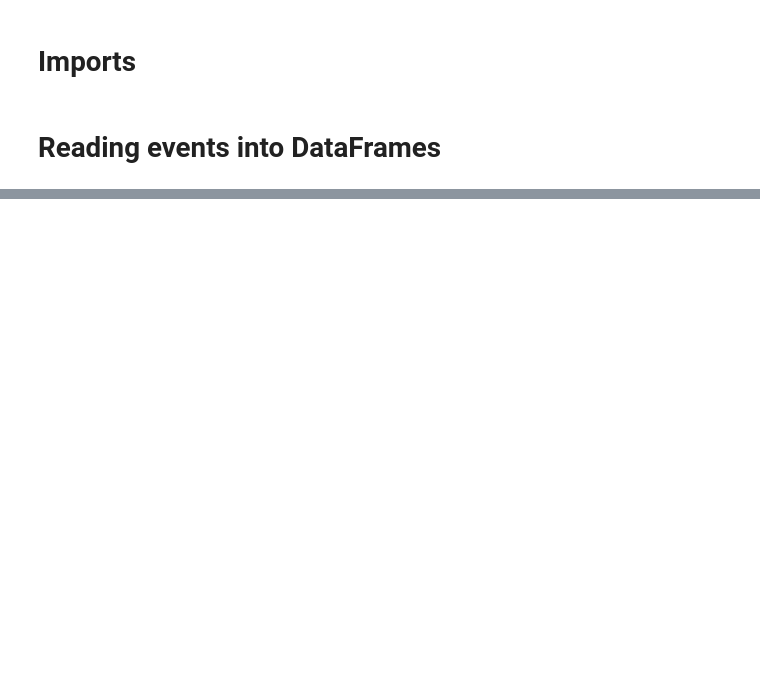
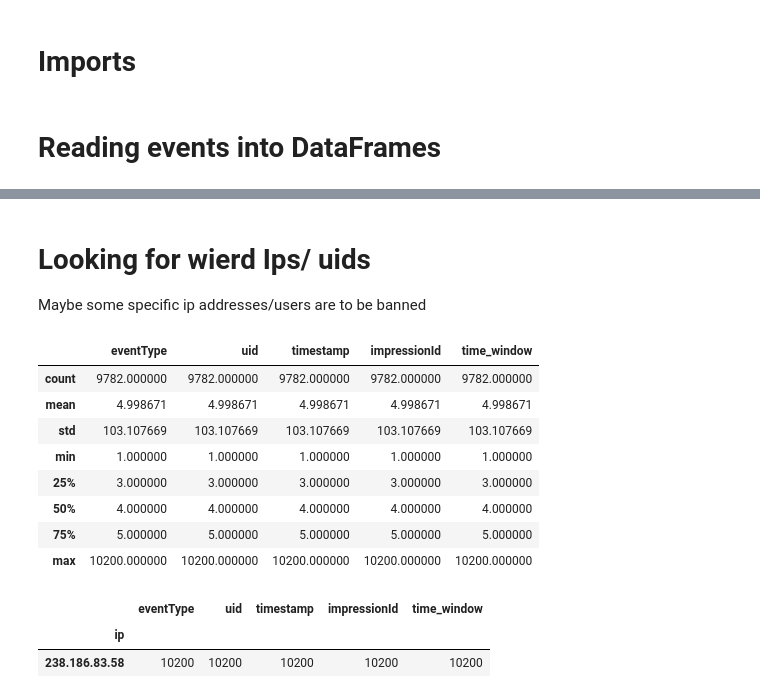
Before and after one commit to IsraMekki/ClickFraudDetection, a Jupyter notebook: offline_analysis.ipynb, the cells around one changed output, grey strips where cells are left out. Saved outputs shown, nothing was run; the diff lists cells and outputs as text; code cells hidden in the pictures; blank space fills up the shorter version.

```diff
--- a/offline_analysis.ipynb
+++ b/offline_analysis.ipynb
@@ -76,0 +119,25 @@ df_clicks[df_clicks['ip'] == '238.186.83.58'].groupby('uid')
+# %% [markdown]
+# Looking for wierd Ips/ uids
+Maybe some specific ip addresses/users are to be banned
+# %%
+# Max is 10200 uids, which is a lot
+df_clicks_ips = df_clicks.groupby('ip').count()
+df_clicks_ips.describe()
+# %% [output]
+|  | eventType | uid | timestamp | impressionId | time_window |
+| count | 9782.000000 | 9782.000000 | 9782.000000 | 9782.000000 | 9782.000000 |
+| mean | 4.998671 | 4.998671 | 4.998671 | 4.998671 | 4.998671 |
+| std | 103.107669 | 103.107669 | 103.107669 | 103.107669 | 103.107669 |
+| min | 1.000000 | 1.000000 | 1.000000 | 1.000000 | 1.000000 |
+| 25% | 3.000000 | 3.000000 | 3.000000 | 3.000000 | 3.000000 |
+| 50% | 4.000000 | 4.000000 | 4.000000 | 4.000000 | 4.000000 |
+| 75% | 5.000000 | 5.000000 | 5.000000 | 5.000000 | 5.000000 |
+| max | 10200.000000 | 10200.000000 | 10200.000000 | 10200.000000 | 10200.000000 |
+# %%
+# We looked for "238.186.83.58" on https://www.iplocation.net/ and it corresponds to nowhere
+
+df_clicks_ips[df_clicks_ips['eventType'] > 50]
+# %% [output]
+|  | eventType | uid | timestamp | impressionId | time_window |
+| ip |  |  |  |  |  |
+| 238.186.83.58 | 10200 | 10200 | 10200 | 10200 | 10200 |
```
Also changed, not shown: parts of 14 cells of this notebook.
